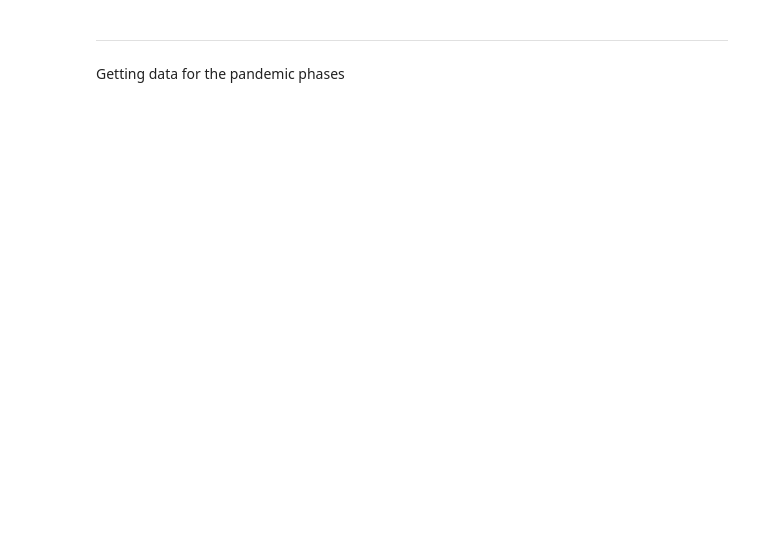
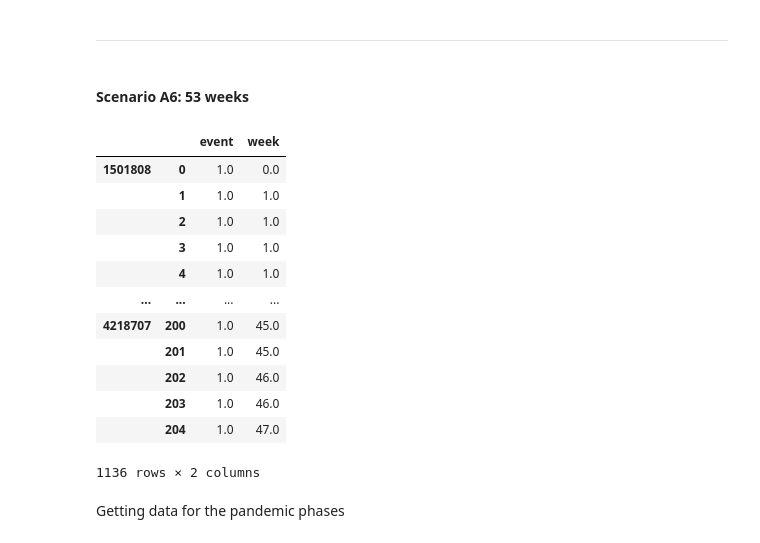
Before and after one commit to alexandrepereiraarq/COVIDGI, a Jupyter notebook: CVGI_MR_05_analysis.ipynb, the cells around one changed output. Cells and saved outputs as stored; diff of their text form; code cells hidden in the pictures; blank space fills up the shorter version.

```diff
--- a/CVGI_MR_05_analysis.ipynb
+++ b/CVGI_MR_05_analysis.ipynb
@@ -483,5 +548,28 @@ plt.show()
 # %% [markdown]
 ---
+# %% [markdown]
+<h4>Scenario A6: 53 weeks</h4>
+# %%
+#listing the cities
+cities_list_svi_A6 = ['1501808','2111201','2910800','2403251','4218707']
+#creating a dict between city names and ibge_code
+cities_names_svi_A6_dict = {'1501808':'Breves/PA','2111201':'São José de Ribamar/MA','2910800':'Feira de Santana/BA','2403251':'Parnamirim/RN','4218707':'Tubarão/SC'}
+events_svi_A6 = events_mc(cities_list_svi_A6,'2021-02-25 00:00:00')
+events_svi_A6
+# %% [output]
+|  |  | event | week |
+| 1501808 | 0 | 1.0 | 0.0 |
+|  | 1 | 1.0 | 1.0 |
+|  | 2 | 1.0 | 1.0 |
+|  | 3 | 1.0 | 1.0 |
+|  | 4 | 1.0 | 1.0 |
+| ... | ... | ... | ... |
+| 4218707 | 200 | 1.0 | 45.0 |
+|  | 201 | 1.0 | 45.0 |
+|  | 202 | 1.0 | 46.0 |
+|  | 203 | 1.0 | 46.0 |
+|  | 204 | 1.0 | 47.0 |
+1136 rows × 2 columns
 # %% [markdown]
 Getting data for the pandemic phases
 # %%
```
Also changed, not shown: parts of 6 cells of this notebook.
